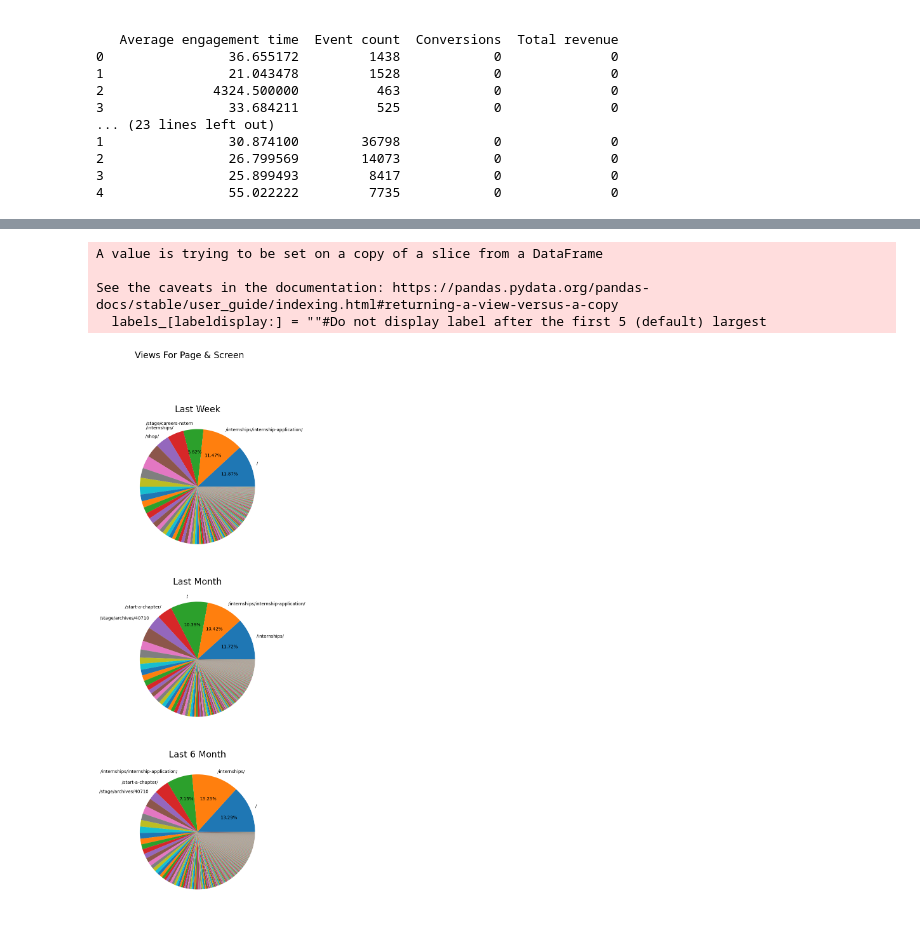
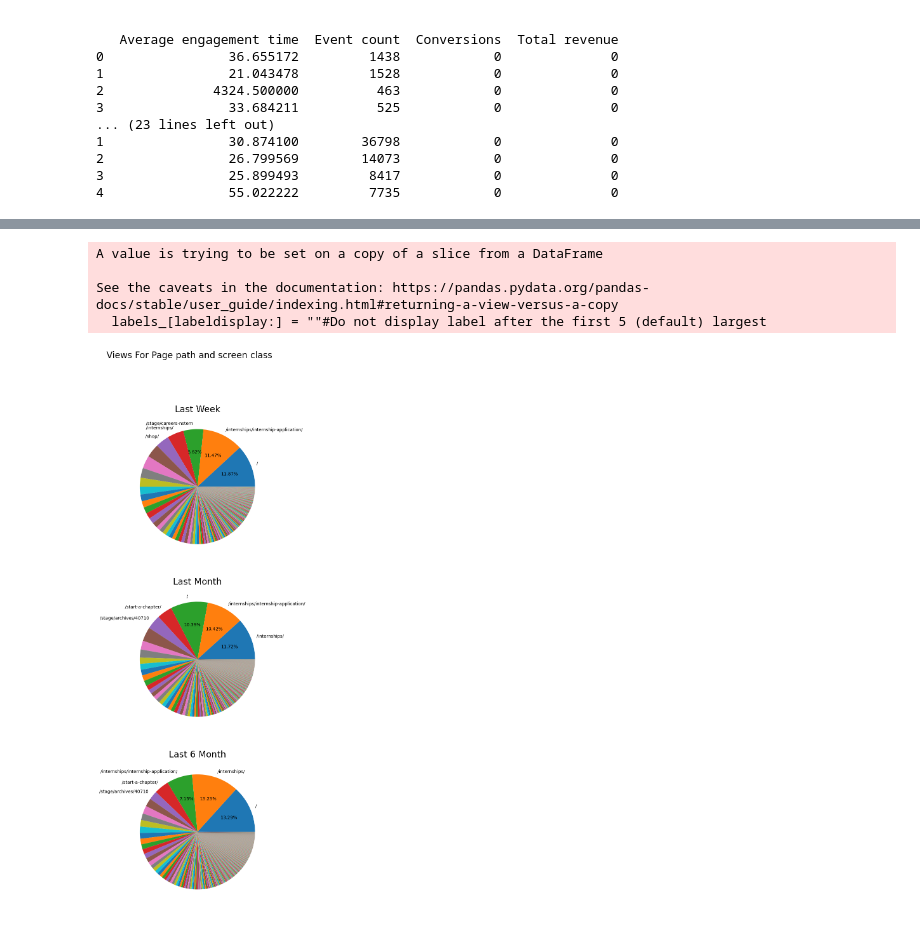
Before and after one commit to NSTEM-Analytics-Department/Page-Screen, a Jupyter notebook: Page Screen Assignment.ipynb, the cells around one changed output, grey strips where cells are left out. Cells and saved outputs as stored; diff of their text form; code cells hidden in the pictures.

```diff
--- a/Page Screen Assignment.ipynb
+++ b/Page Screen Assignment.ipynb
@@ -110,6 +120,7 @@ barplot_pagescreen("Event count")
 #Pie Chart For Three Periods
 #Note that pie chart is used to show percentages
 def pieplot_pagescreen(column,
+                       col="Page path and screen class",#Display what metric we are analyzing
                        figsize1=20,#Figure's width
                        figsize2=20,#Figure's height
                        show=0.05,#Threshold of display of percentage
@@ -138,23 +149,23 @@ def pieplot_pagescreen(column,
         #Sort: make the dimension decreasing
         df = df_comb[i].sort_values(by=column, ascending=False)
         plt.subplot(3,1,(i+1))
-        labels_ = (df)["Page path and screen class"]#Labels of pie chart, act as a vector
+        labels_ = (df)[col]#Labels of pie chart, act as a vector
         labels_[labeldisplay:] = ""#Do not display label after the first 5 (default) largest
         sizes = df[column]#Get exact values' list, for future text usage
         #We are interested in all now, since it is a pie chart
         #Draw pie chart according to percentage, set label size
         plt.pie(df[column], labels = labels_,textprops={'fontsize': font}, autopct=autopct_format(sizes))#autopct controls text inside
         plt.title(subtitle_comb[i],fontsize=titlefont)
-    plt.suptitle(f"{column} For Page & Screen",fontsize=subfont)
+    plt.suptitle(f"{column} For {col}",fontsize=subfont)
 
     #Show
     plt.show()
 # %%
-pieplot_pagescreen("Views")
+pieplot_pagescreen("Views",col=df_week.columns[0])
 # %% [output]
 A value is trying to be set on a copy of a slice from a DataFrame
 
 See the caveats in the documentation: https://pandas.pydata.org/pandas-docs/stable/user_guide/indexing.html#returning-a-view-versus-a-copy
   labels_[labeldisplay:] = ""#Do not display label after the first 5 (default) largest
-[figure, old version]
+[figure, new version]
 # %%
```
Also changed, not shown: parts of 7 cells of this notebook.
